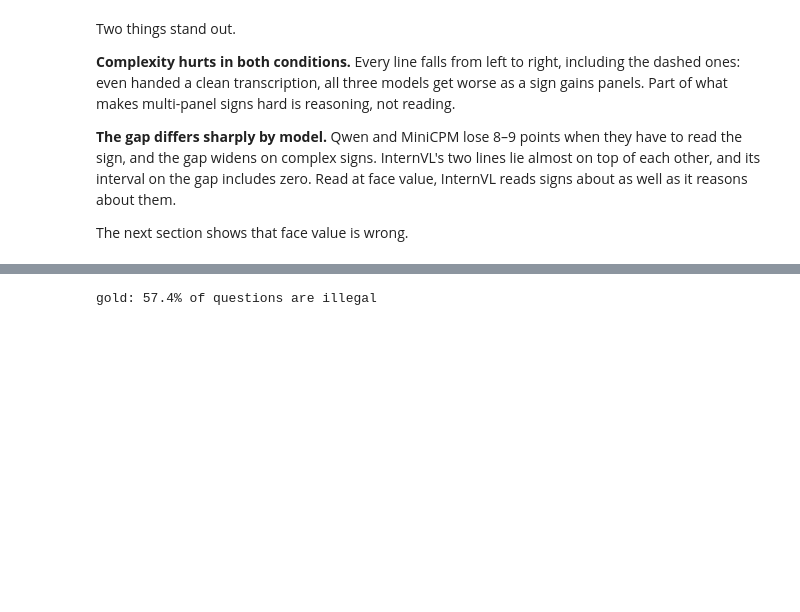
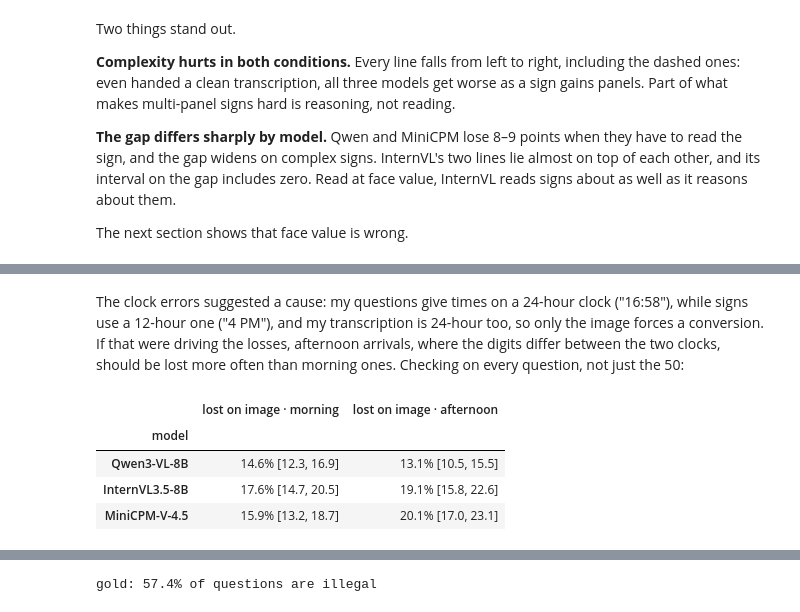
Before and after one commit to dhu27/VLM_Parking, a Jupyter notebook: notebooks/03_results.ipynb, the cells around one changed output, grey strips where cells are left out. Saved outputs shown, nothing was run; the diff lists cells and outputs as text; code cells hidden in the pictures; blank space fills up the shorter version.

```diff
--- a/notebooks/03_results.ipynb
+++ b/notebooks/03_results.ipynb
@@ -132,0 +208,18 @@ This is the cleaner version of the headline. For every model, the share of quest
+# %% [markdown]
+The clock errors suggested a cause: my questions give times on a 24-hour clock ("16:58"), while signs use a 12-hour one ("4 PM"), and my transcription is 24-hour too, so only the image forces a conversion. If that were driving the losses, afternoon arrivals, where the digits differ between the two clocks, should be lost more often than morning ones. Checking on every question, not just the 50:
+# %%
+hour = d.time.str[:2].astype(int)
+d["arrival"] = pd.Categorical(pd.cut(hour, [-1, 11, 12, 24], labels=["morning", "noon hour", "afternoon"]),
+                              ["morning", "noon hour", "afternoon"], ordered=True)
+by_clock = an.perception_decomposition(d, "arrival").set_index(["model", "arrival"])
+pd.DataFrame([{
+    "model": fg.NAMES[m],
+    "lost on image · morning": fg.ci(*by_clock.loc[(m, "morning"), ["p_loss", "p_loss_lo", "p_loss_hi"]]),
+    "lost on image · afternoon": fg.ci(*by_clock.loc[(m, "afternoon"), ["p_loss", "p_loss_lo", "p_loss_hi"]]),
+} for m in an.MODELS]).set_index("model")
+# %% [output]
+|  | lost on image · morning | lost on image · afternoon |
+| model |  |  |
+| Qwen3-VL-8B | 14.6% [12.3, 16.9] | 13.1% [10.5, 15.5] |
+| InternVL3.5-8B | 17.6% [14.7, 20.5] | 19.1% [15.8, 22.6] |
+| MiniCPM-V-4.5 | 15.9% [13.2, 18.7] | 20.1% [17.0, 23.1] |
```
Also changed, not shown: parts of 21 cells of this notebook, 9 other files.
